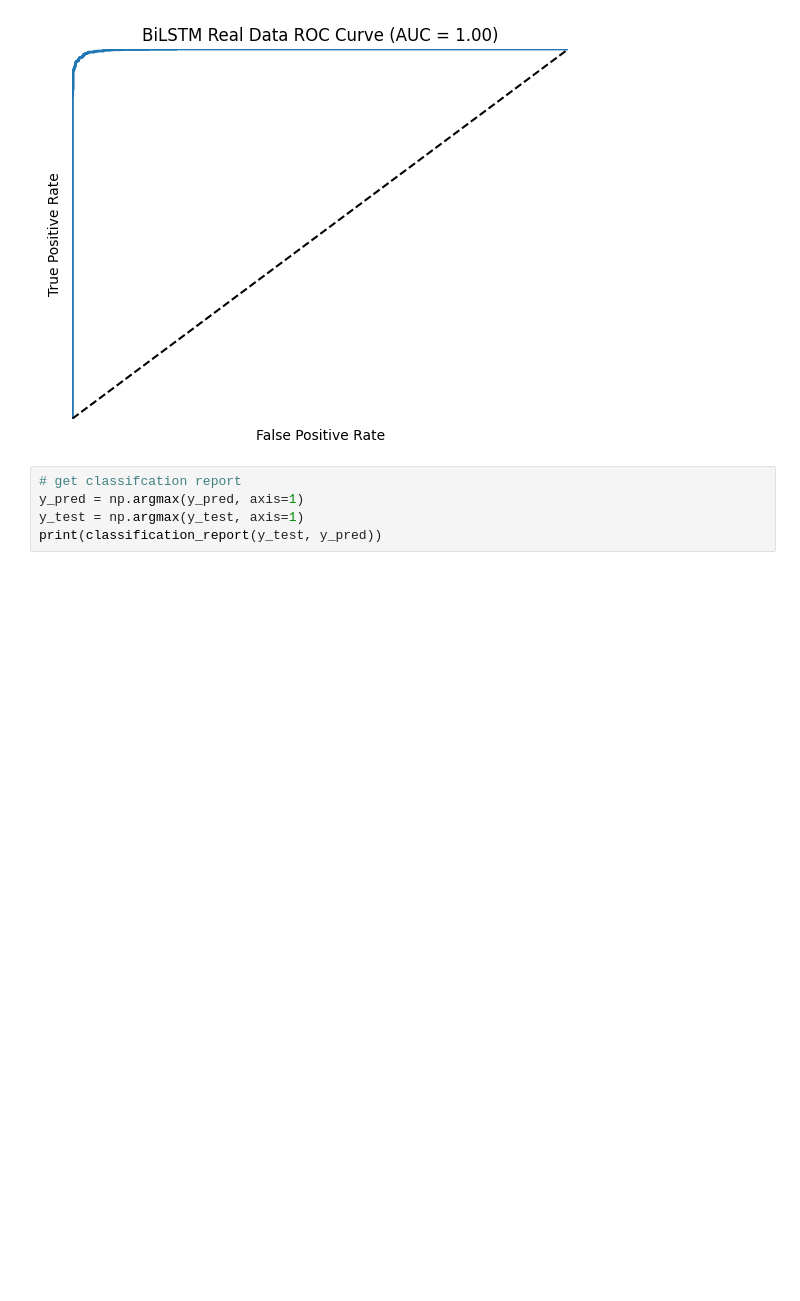
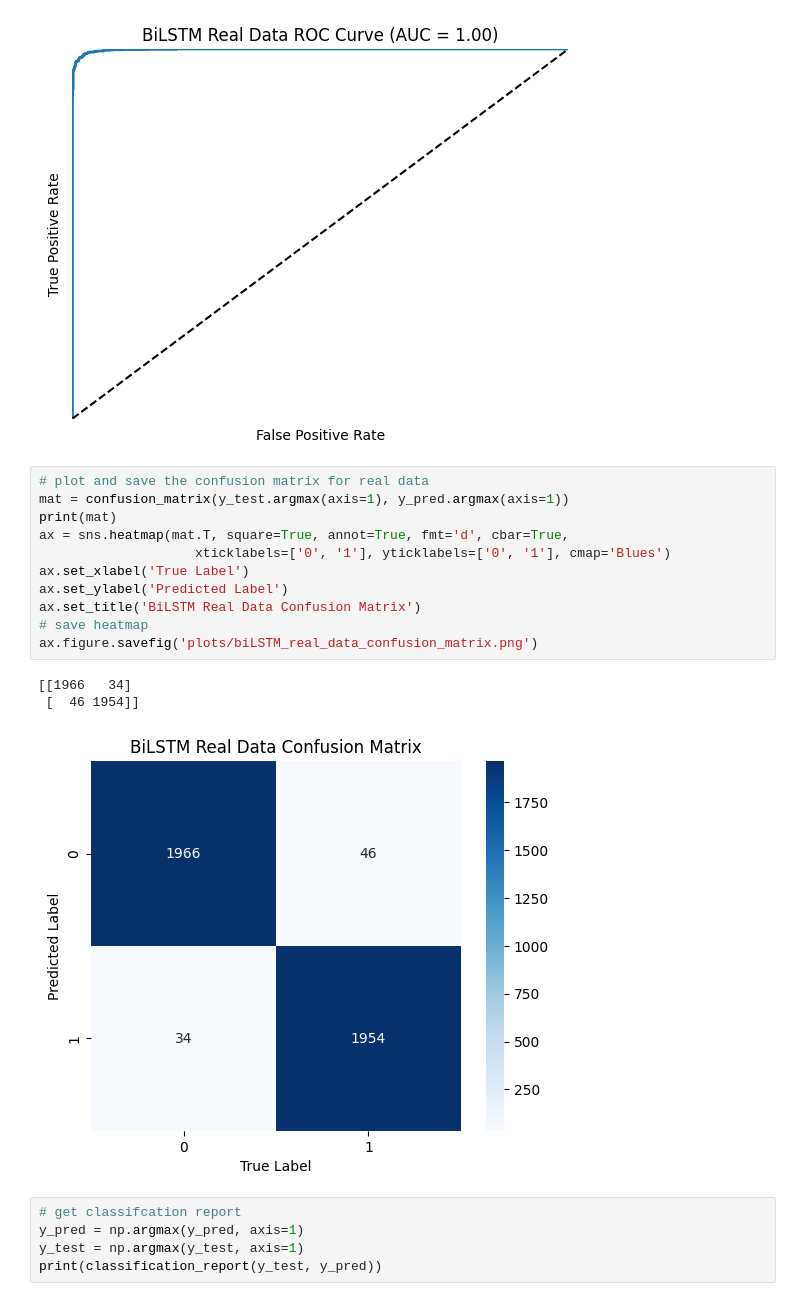
Before and after one commit to michellejieli/Whoop, a Jupyter notebook: lstm.ipynb, the cells around one changed output. Drawn from its saved outputs; the diff is of its cells as text; blank space fills up the shorter version.

```diff
--- a/lstm.ipynb
+++ b/lstm.ipynb
@@ -224,6 +223,21 @@ plt.title('BiLSTM Real Data ROC Curve (AUC = %0.2f)' % auc_score)
 plt.savefig('plots/biLSTM_real_data_roc.png')
 # %% [output]
 [figure]
+# %%
+# plot and save the confusion matrix for real data
+mat = confusion_matrix(y_test.argmax(axis=1), y_pred.argmax(axis=1))
+print(mat)
+ax = sns.heatmap(mat.T, square=True, annot=True, fmt='d', cbar=True,
+                    xticklabels=['0', '1'], yticklabels=['0', '1'], cmap='Blues')
+ax.set_xlabel('True Label')
+ax.set_ylabel('Predicted Label')
+ax.set_title('BiLSTM Real Data Confusion Matrix')
+# save heatmap
+ax.figure.savefig('plots/biLSTM_real_data_confusion_matrix.png')
+# %% [output]
+[[1966   34]
+ [  46 1954]]
+[figure, added]
 # %%
 # get classifcation report
 y_pred = np.argmax(y_pred, axis=1)
```
Also changed, not shown: parts of 11 cells of this notebook, 14 other files.
